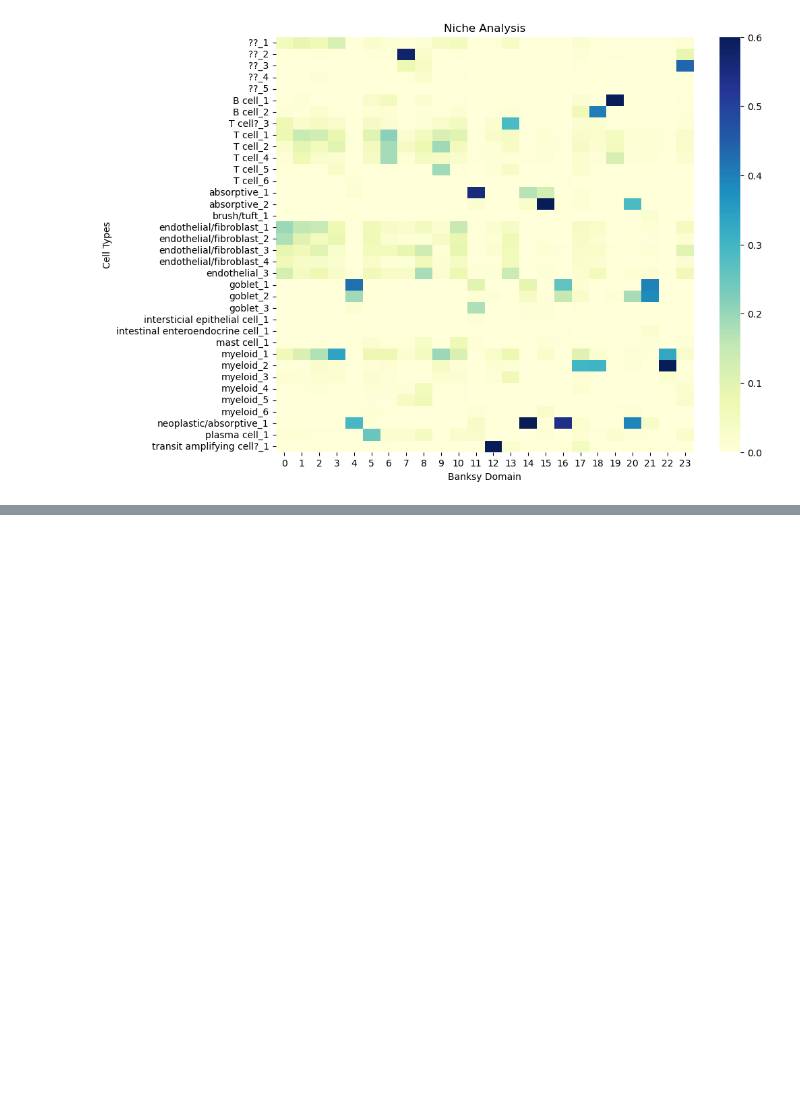
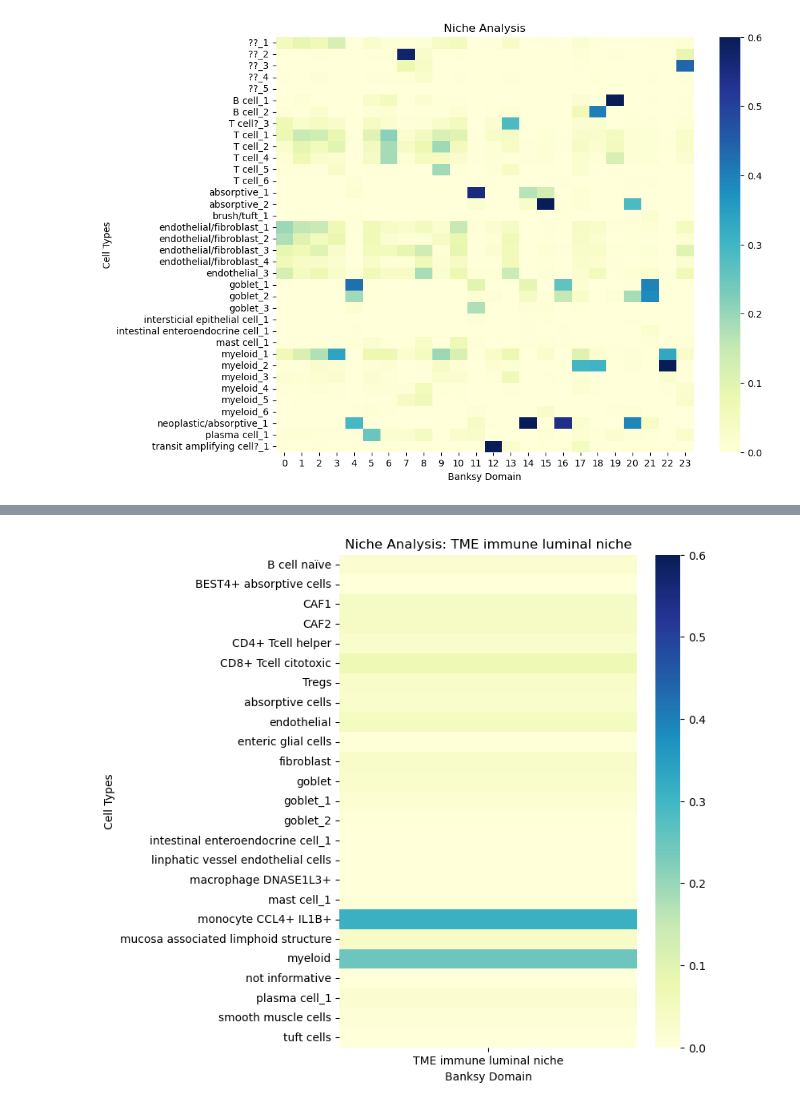
Before and after one commit to Moldia/CRC_Shedding_Xenium, a Jupyter notebook: Banksy_Niche_Analysis_CRC_manuscript.ipynb, the cells around one changed output, grey strips where cells are left out. Drawn from its saved outputs; the diff is of its cells as text; code cells hidden in the pictures; blank space fills up the shorter version.

```diff
--- a/Banksy_Niche_Analysis_CRC_manuscript.ipynb
+++ b/Banksy_Niche_Analysis_CRC_manuscript.ipynb
@@ -248,0 +296,20 @@ plt.show()
+# %%
+# Replace 'NicheA' with the specific niche you want to observe
+niche_of_interest = 'TME immune luminal niche'
+
+# Filter the crosstab to include only the column for the chosen niche
+crosstab_niche = crosstab_data[[niche_of_interest]]
+
+# Normalize the rows by the sum of cells in this specific niche
+normalized_niche = crosstab_niche.div(crosstab_niche.sum(axis=0), axis=1)
+
+# Plotting the heatmap for the selected niche
+plt.figure(figsize=(6, 8))
+sns.heatmap(normalized_niche, cmap="YlGnBu", vmax=0.6, annot=False)
+plt.title(f'Niche Analysis: {niche_of_interest}')
+plt.xlabel('Banksy Domain')
+plt.ylabel('Cell Types')
+plt.savefig(f"niche_analysis_{niche_of_interest}_heatmap.png", dpi=300, bbox_inches='tight')
+plt.show()
+# %% [output]
+[figure, added]
```
Also changed, not shown: parts of 13 cells of this notebook, 5 other files.
